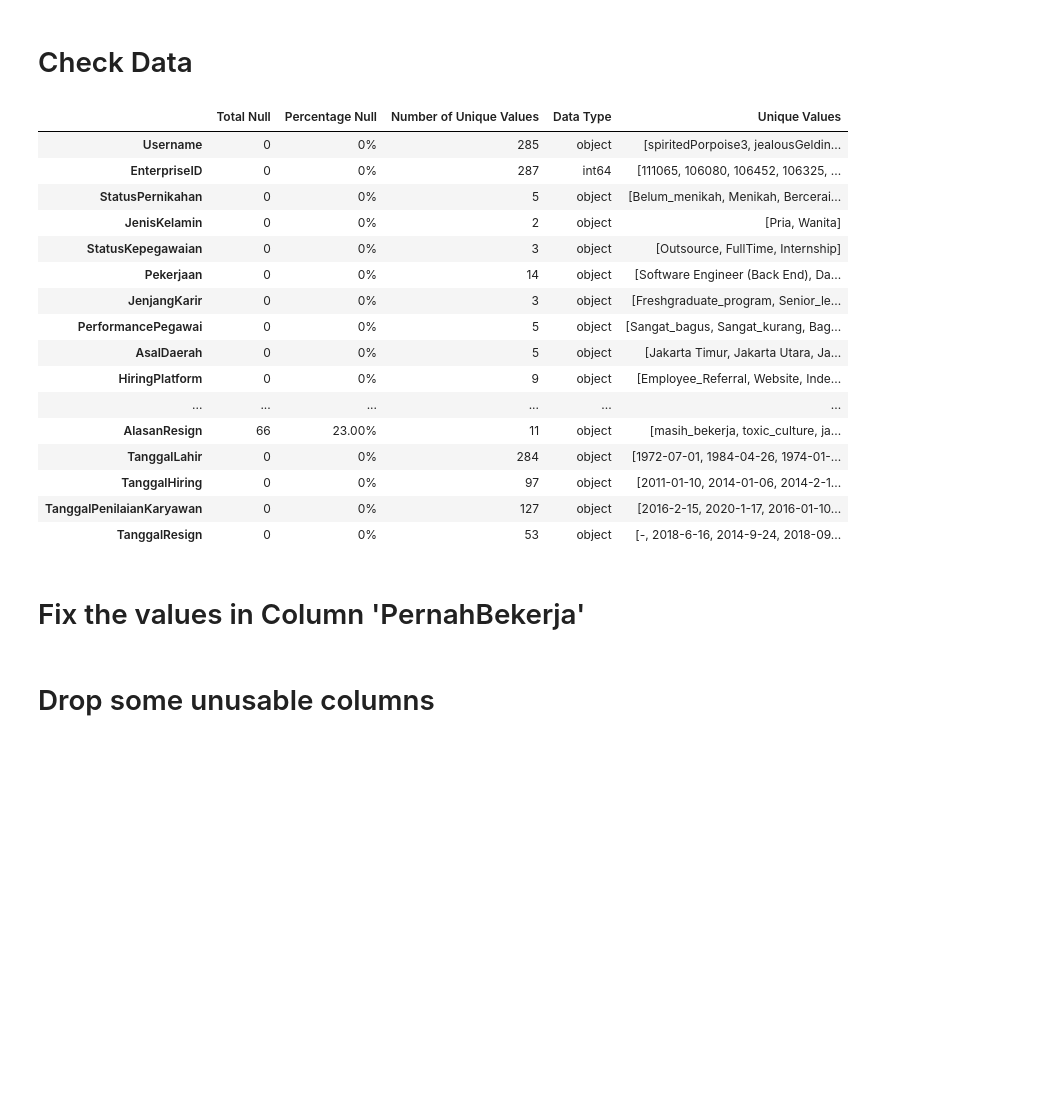
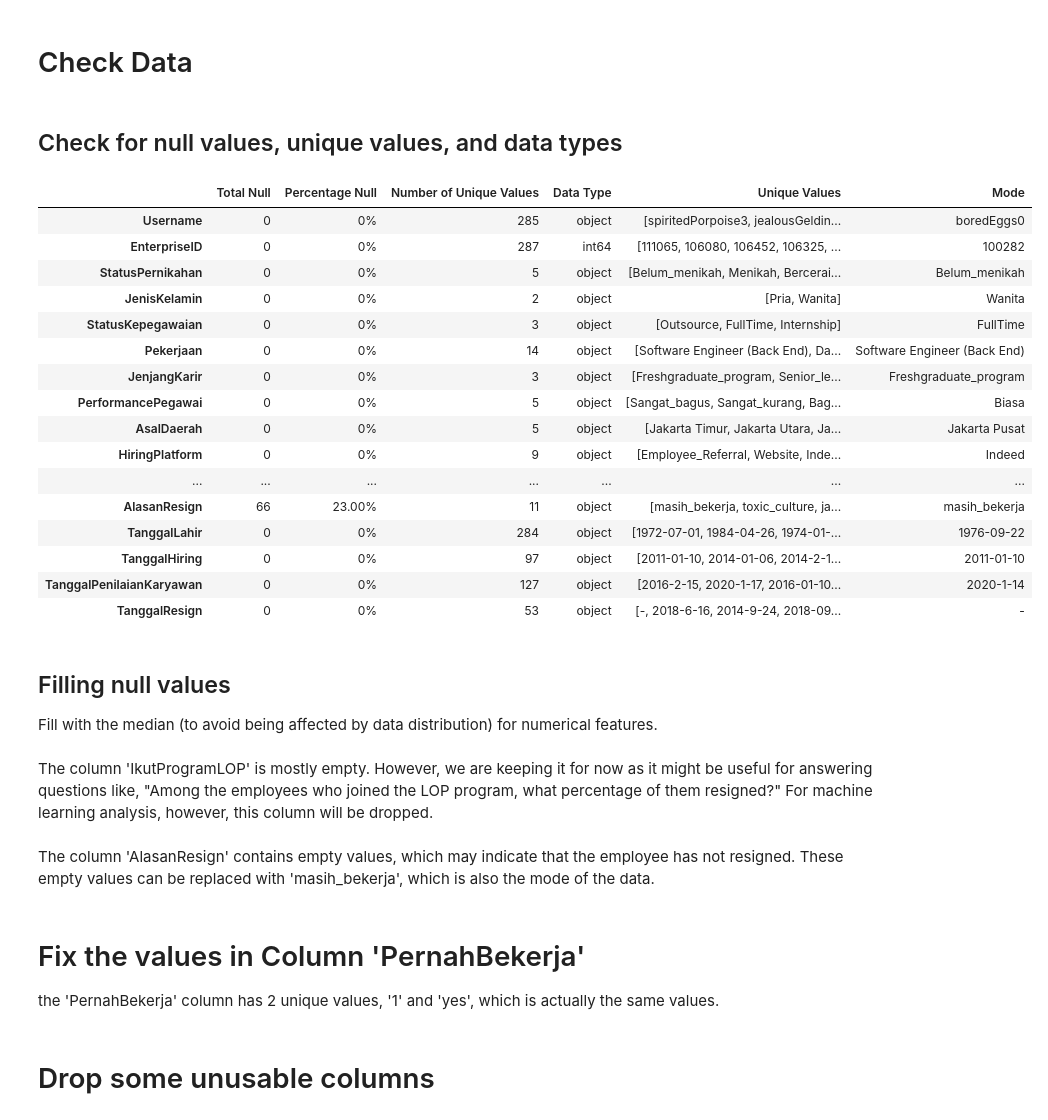
Before and after one commit to astynabilah/Enhancing-Employee-Retention-Through-Machine-Learning--Based-Attrition-Prediction, a Jupyter notebook: 2. Data Preprocessing.ipynb, the cells around one changed output. Saved outputs shown, nothing was run; the diff lists cells and outputs as text; code cells hidden in the pictures; blank space fills up the shorter version.

```diff
--- a/2. Data Preprocessing.ipynb
+++ b/2. Data Preprocessing.ipynb
@@ -31,36 +31,42 @@ df
 287 rows × 25 columns
 # %% [markdown]
 # Check Data
+# %% [markdown]
+## Check for null values, unique values, and data types
 # %%
 data_summary = pd.DataFrame({
     'Total Null': df.isna().sum(),
     'Percentage Null': df.isna().sum() * 100 / len(df),
     'Number of Unique Values': df.nunique(),
     'Data Type': df.dtypes,
-    'Unique Values': df.apply(lambda col: col.dropna().unique().tolist())
+    'Unique Values': df.apply(lambda col: col.dropna().unique().tolist()),
+    'Mode': df.apply(lambda col: col.mode().iloc[0] if not col.mode().empty else None)
 })
 
 # Format Percentage Null
 data_summary['Percentage Null'] = data_summary['Percentage Null'].apply(
     lambda x: f"{x:.2f}%" if x != 0 else "0%"
 )
 
 data_summary
 # %% [output]
-|  | Total Null | Percentage Null | Number of Unique Values | Data Type | Unique Values |
-| Username | 0 | 0% | 285 | object | [spiritedPorpoise3, jealousGeldin... |
-| EnterpriseID | 0 | 0% | 287 | int64 | [111065, 106080, 106452, 106325, ... |
-| StatusPernikahan | 0 | 0% | 5 | object | [Belum_menikah, Menikah, Bercerai... |
-| JenisKelamin | 0 | 0% | 2 | object | [Pria, Wanita] |
-| StatusKepegawaian | 0 | 0% | 3 | object | [Outsource, FullTime, Internship] |
-| Pekerjaan | 0 | 0% | 14 | object | [Software Engineer (Back End), Da... |
-| JenjangKarir | 0 | 0% | 3 | object | [Freshgraduate_program, Senior_le... |
-| PerformancePegawai | 0 | 0% | 5 | object | [Sangat_bagus, Sangat_kurang, Bag... |
-| AsalDaerah | 0 | 0% | 5 | object | [Jakarta Timur, Jakarta Utara, Ja... |
-| HiringPlatform | 0 | 0% | 9 | object | [Employee_Referral, Website, Inde... |
-| ... | ... | ... | ... | ... | ... |
-| AlasanResign | 66 | 23.00% | 11 | object | [masih_bekerja, toxic_culture, ja... |
-| TanggalLahir | 0 | 0% | 284 | object | [1972-07-01, 1984-04-26, 1974-01-... |
-| TanggalHiring | 0 | 0% | 97 | object | [2011-01-10, 2014-01-06, 2014-2-1... |
-| TanggalPenilaianKaryawan | 0 | 0% | 127 | object | [2016-2-15, 2020-1-17, 2016-01-10... |
-| TanggalResign | 0 | 0% | 53 | object | [-, 2018-6-16, 2014-9-24, 2018-09... |
+|  | Total Null | Percentage Null | Number of Unique Values | Data Type | Unique Values | Mode |
+| Username | 0 | 0% | 285 | object | [spiritedPorpoise3, jealousGeldin... | boredEggs0 |
+| EnterpriseID | 0 | 0% | 287 | int64 | [111065, 106080, 106452, 106325, ... | 100282 |
+| StatusPernikahan | 0 | 0% | 5 | object | [Belum_menikah, Menikah, Bercerai... | Belum_menikah |
+| JenisKelamin | 0 | 0% | 2 | object | [Pria, Wanita] | Wanita |
+| StatusKepegawaian | 0 | 0% | 3 | object | [Outsource, FullTime, Internship] | FullTime |
+| Pekerjaan | 0 | 0% | 14 | object | [Software Engineer (Back End), Da... | Software Engineer (Back End) |
+| JenjangKarir | 0 | 0% | 3 | object | [Freshgraduate_program, Senior_le... | Freshgraduate_program |
+| PerformancePegawai | 0 | 0% | 5 | object | [Sangat_bagus, Sangat_kurang, Bag... | Biasa |
+| AsalDaerah | 0 | 0% | 5 | object | [Jakarta Timur, Jakarta Utara, Ja... | Jakarta Pusat |
+| HiringPlatform | 0 | 0% | 9 | object | [Employee_Referral, Website, Inde... | Indeed |
+| ... | ... | ... | ... | ... | ... | ... |
+| AlasanResign | 66 | 23.00% | 11 | object | [masih_bekerja, toxic_culture, ja... | masih_bekerja |
+| TanggalLahir | 0 | 0% | 284 | object | [1972-07-01, 1984-04-26, 1974-01-... | 1976-09-22 |
+| TanggalHiring | 0 | 0% | 97 | object | [2011-01-10, 2014-01-06, 2014-2-1... | 2011-01-10 |
+| TanggalPenilaianKaryawan | 0 | 0% | 127 | object | [2016-2-15, 2020-1-17, 2016-01-10... | 2020-1-14 |
+| TanggalResign | 0 | 0% | 53 | object | [-, 2018-6-16, 2014-9-24, 2018-09... | - |
+# %% [markdown]
+## Filling null values
+Fill with the median (to avoid being affected by data distribution) for numerical features.
@@ -66,0 +81,4 @@ data_summary
+# %% [markdown]
+The column 'IkutProgramLOP' is mostly empty. However, we are keeping it for now as it might be useful for answering questions like, "Among the employees who joined the LOP program, what percentage of them resigned?" For machine learning analysis, however, this column will be dropped.
+# %% [markdown]
+The column 'AlasanResign' contains empty values, which may indicate that the employee has not resigned. These empty values can be replaced with 'masih_bekerja', which is also the mode of the data.
@@ -67,5 +87,7 @@ data_summary
 # %% [markdown]
 # Fix the values in Column 'PernahBekerja'
+
+the 'PernahBekerja' column has 2 unique values, '1' and 'yes', which is actually the same values.
 # %%
 df['PernahBekerja'] = df['PernahBekerja'].replace({'yes': '1'})
 # %% [markdown]
```
Also changed, not shown: parts of 9 cells of this notebook, 2 other files.
